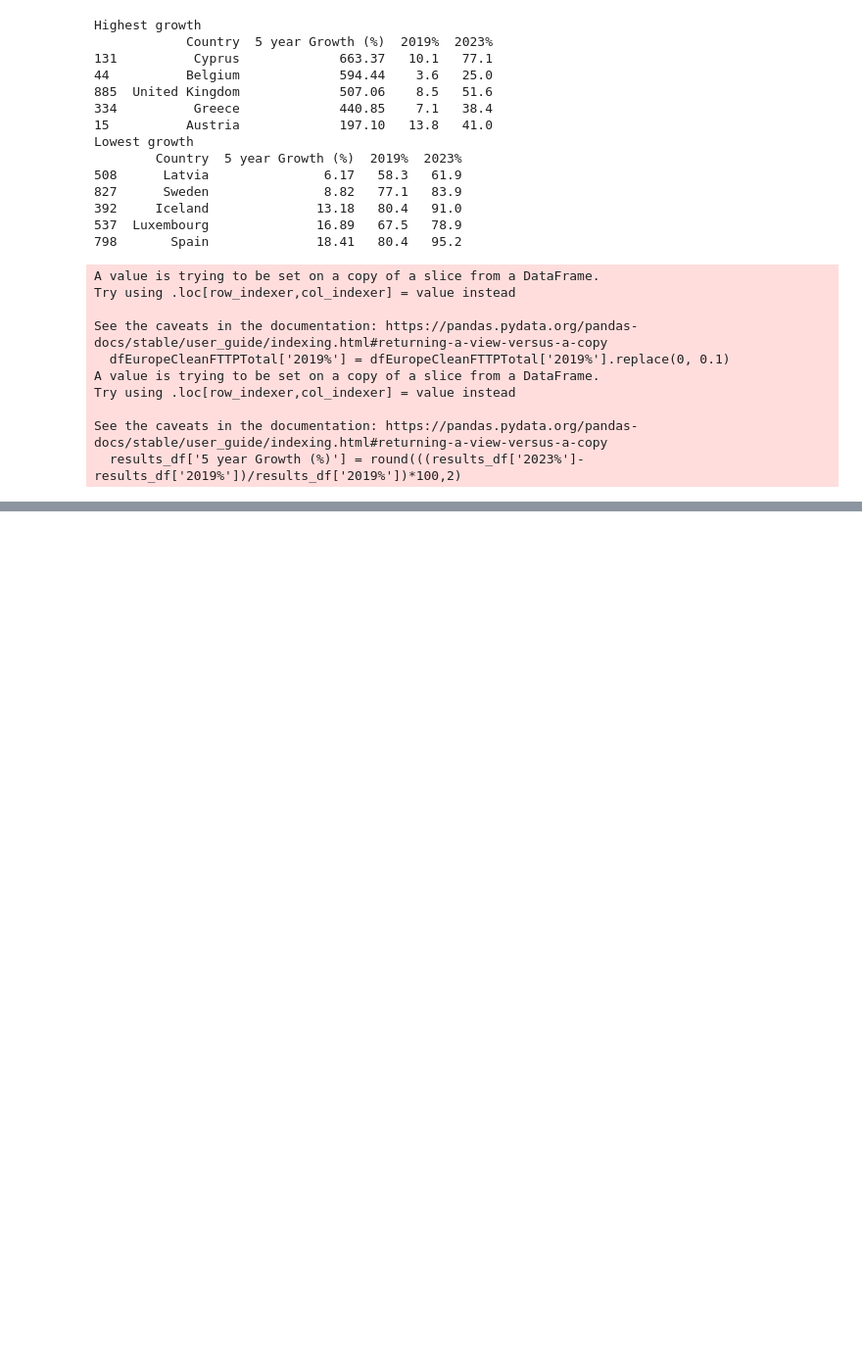
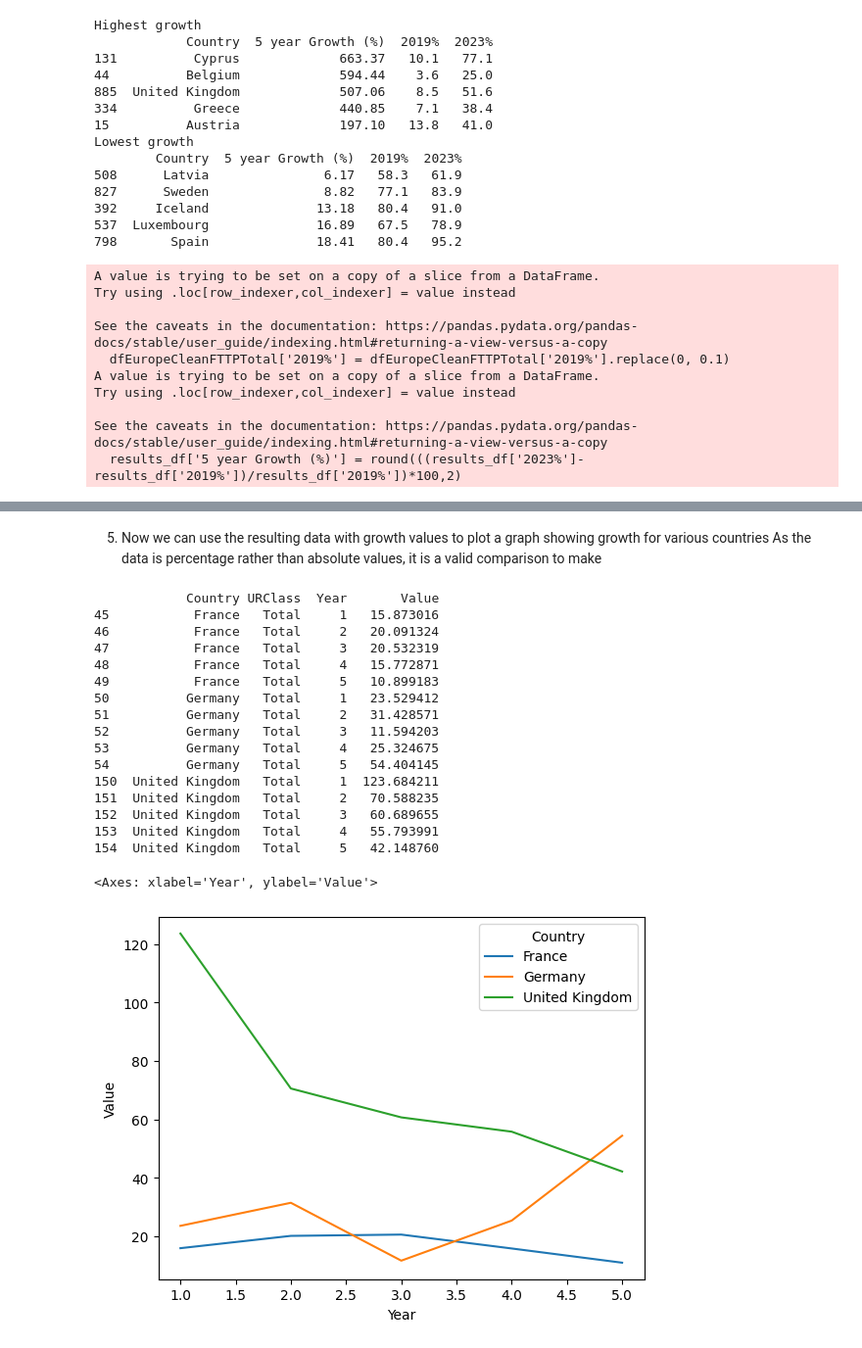
Before and after one commit to yuliiabosher/Fiber-optic-project, a Jupyter notebook: european_fibre_optic_data_clean_and_load.ipynb, the cells around one changed output, grey strips where cells are left out. Shown at 98% size. Cells and saved outputs as stored; diff of their text form; code cells hidden in the pictures; blank space fills up the shorter version.

Commit message:
Added a function to calculate year on year growth using the EC historical data. Created a line graph to show UK, France and Germany growth

```diff
--- a/european_fibre_optic_data_clean_and_load.ipynb
+++ b/european_fibre_optic_data_clean_and_load.ipynb
@@ -438,0 +503,13 @@ See the caveats in the documentation: https://pandas.pydata.org/pandas-docs/stab
+# %%
+#for each row returned, call the fn_calc_yearly_growth and append results to an array
+results = []
+for index, row in dfEuropeCleanFTTP.iterrows():
+    results.append(fn_calc_yearly_growth(row, 1))
+    results.append(fn_calc_yearly_growth(row, 2))
+    results.append(fn_calc_yearly_growth(row, 3))
+    results.append(fn_calc_yearly_growth(row, 4))
+    results.append(fn_calc_yearly_growth(row, 5))
+print(results)
+#put all the results in a new dataframe
+results_df = pd.DataFrame(results, columns=["Country","URClass","Year","Value"])
+print(results_df)
@@ -438,0 +532,32 @@ See the caveats in the documentation: https://pandas.pydata.org/pandas-docs/stab
+# %% [markdown]
+5. Now we can use the resulting data with growth values to plot a graph showing growth for various countries
+As the data is percentage rather than absolute values, it is a valid comparison to make
+# %%
+#lets see France, germany and the UK
+france_df = fn_filter_by_country(results_df, 'France')
+germany_df = fn_filter_by_country(results_df, 'Germany')
+uk_df = fn_filter_by_country(results_df, 'United Kingdom')
+
+graphdf = pd.concat([france_df, germany_df, uk_df])
+graphdf_total = fn_filter_by_urclass(graphdf, 'Total')
+print(graphdf_total)
+sns.lineplot(x='Year', y='Value', hue='Country', data=graphdf_total)
+# %% [output]
+            Country URClass  Year       Value
+45           France   Total     1   15.873016
+46           France   Total     2   20.091324
+47           France   Total     3   20.532319
+48           France   Total     4   15.772871
+49           France   Total     5   10.899183
+50          Germany   Total     1   23.529412
+51          Germany   Total     2   31.428571
+52          Germany   Total     3   11.594203
+53          Germany   Total     4   25.324675
+54          Germany   Total     5   54.404145
+150  United Kingdom   Total     1  123.684211
+151  United Kingdom   Total     2   70.588235
+152  United Kingdom   Total     3   60.689655
+153  United Kingdom   Total     4   55.793991
+154  United Kingdom   Total     5   42.148760
+<Axes: xlabel='Year', ylabel='Value'>
+[figure, added]
```
Also changed, not shown: parts of 7 cells of this notebook.
